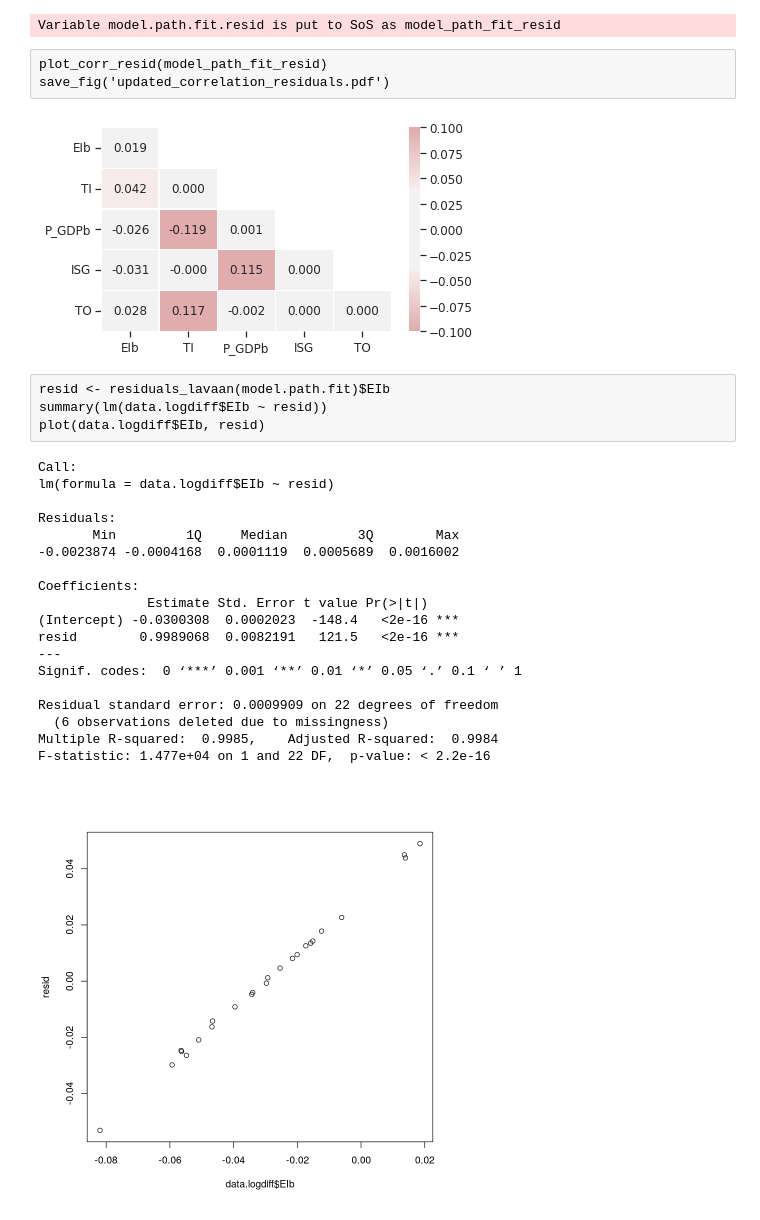
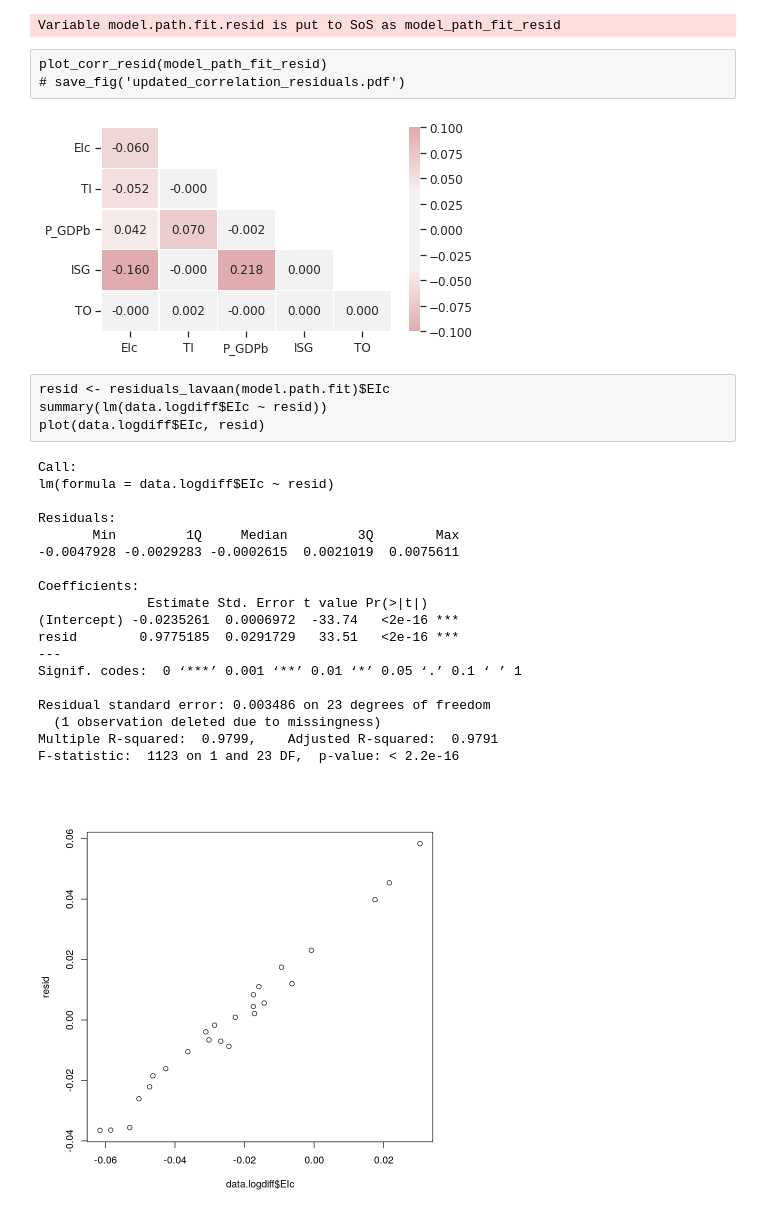
Before and after one commit to drakesiard/em-2020, a Jupyter notebook: analysis/5_logdiff_IND_model.ipynb, the cells around one changed output. Drawn from its saved outputs; the diff is of its cells as text.

```diff
--- a/analysis/5_logdiff_IND_model.ipynb
+++ b/analysis/5_logdiff_IND_model.ipynb
@@ -341,30 +351,30 @@ def save_fig(file, **kwargs):
 Variable model.path.fit.resid is put to SoS as model_path_fit_resid
 # %%
 plot_corr_resid(model_path_fit_resid)
-save_fig('updated_correlation_residuals.pdf')
+# save_fig('updated_correlation_residuals.pdf')
 # %% [output]
-[figure, old version]
+[figure, new version]
 # %%
-resid <- residuals_lavaan(model.path.fit)$EIb
-summary(lm(data.logdiff$EIb ~ resid))
-plot(data.logdiff$EIb, resid)
+resid <- residuals_lavaan(model.path.fit)$EIc
+summary(lm(data.logdiff$EIc ~ resid))
+plot(data.logdiff$EIc, resid)
 # %% [output]
 Call:
-lm(formula = data.logdiff$EIb ~ resid)
+lm(formula = data.logdiff$EIc ~ resid)
 
 Residuals:
        Min         1Q     Median         3Q        Max
--0.0023874 -0.0004168  0.0001119  0.0005689  0.0016002
+-0.0047928 -0.0029283 -0.0002615  0.0021019  0.0075611
 
 Coefficients:
               Estimate Std. Error t value Pr(>|t|)
-(Intercept) -0.0300308  0.0002023  -148.4   <2e-16 ***
-resid        0.9989068  0.0082191   121.5   <2e-16 ***
+(Intercept) -0.0235261  0.0006972  -33.74   <2e-16 ***
+resid        0.9775185  0.0291729   33.51   <2e-16 ***
 ---
 Signif. codes:  0 ‘***’ 0.001 ‘**’ 0.01 ‘*’ 0.05 ‘.’ 0.1 ‘ ’ 1
 
-Residual standard error: 0.0009909 on 22 degrees of freedom
-  (6 observations deleted due to missingness)
-Multiple R-squared:  0.9985,    Adjusted R-squared:  0.9984
-F-statistic: 1.477e+04 on 1 and 22 DF,  p-value: < 2.2e-16
+Residual standard error: 0.003486 on 23 degrees of freedom
+  (1 observation deleted due to missingness)
+Multiple R-squared:  0.9799,    Adjusted R-squared:  0.9791
+F-statistic:  1123 on 1 and 23 DF,  p-value: < 2.2e-16
-[figure, old version]
+[figure, new version]
```
Also changed, not shown: parts of 11 cells of this notebook, 3 other files.
